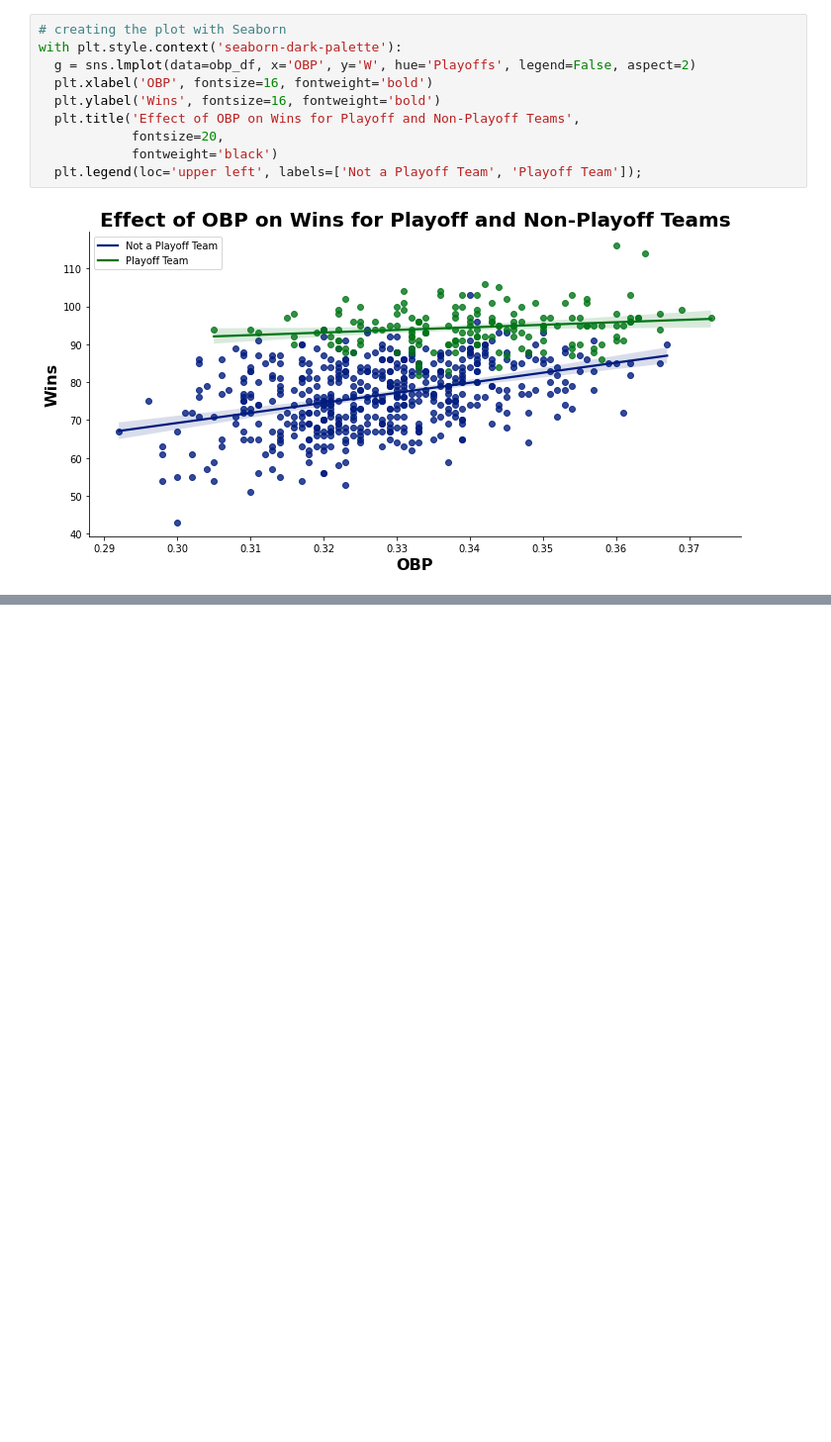
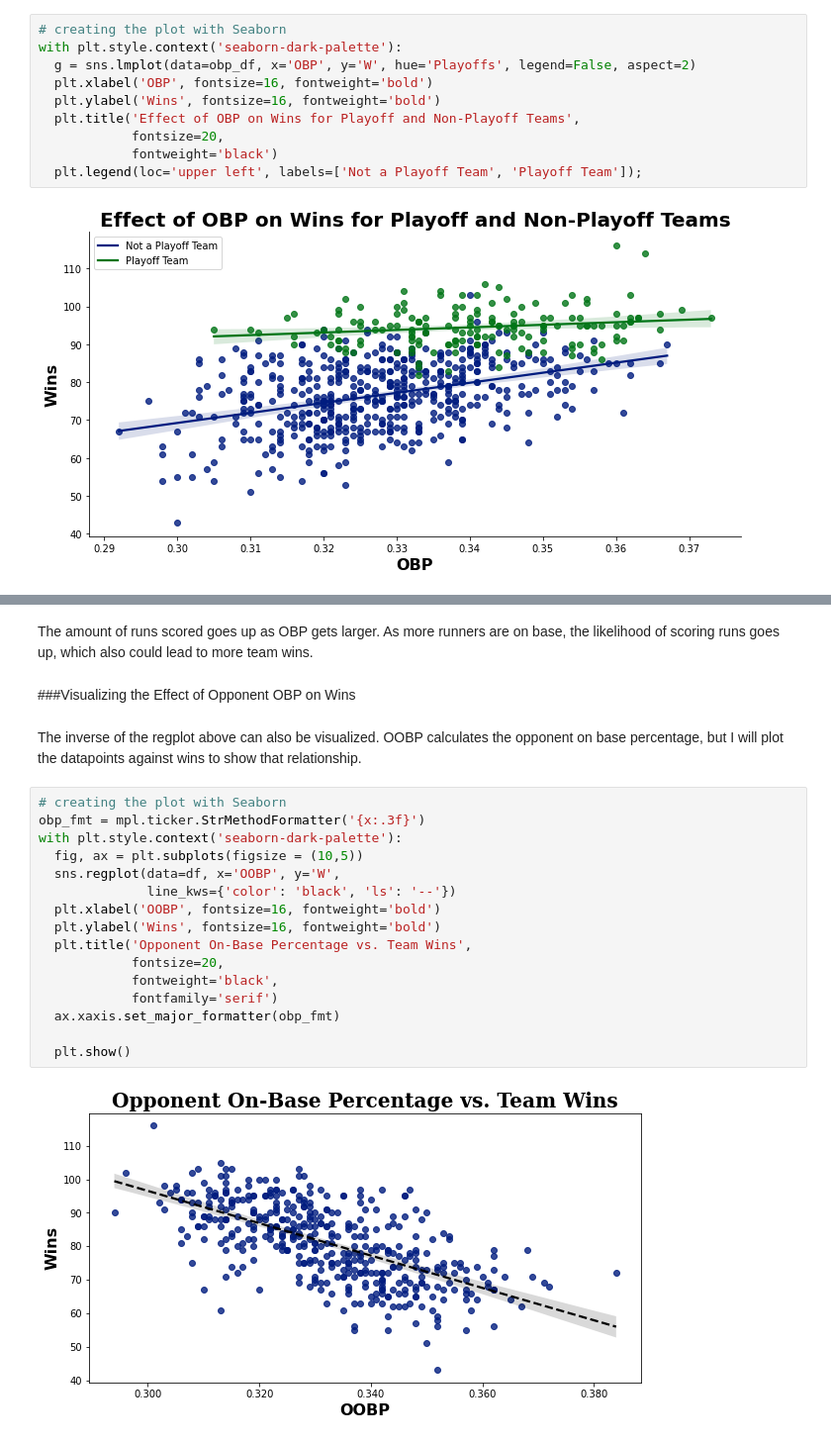
Before and after one commit to joshlensing/Coding-Dojo-Project-2, a Jupyter notebook: Project_2_Baseball_Playoff_Predictions.ipynb, the cells around one changed output, grey strips where cells are left out. Shown at 99% size. Saved outputs shown, nothing was run; the diff lists cells and outputs as text; blank space fills up the shorter version.

```diff
--- a/Project_2_Baseball_Playoff_Predictions.ipynb
+++ b/Project_2_Baseball_Playoff_Predictions.ipynb
@@ -323,0 +364,24 @@ Source for changing legend labels: https://stackoverflow.com/questions/45201514/
+# %% [markdown]
+The amount of runs scored goes up as OBP gets larger. As more runners are on base, the likelihood of scoring runs goes up, which also could lead to more team wins.
+# %% [markdown]
+###Visualizing the Effect of Opponent OBP on Wins
+# %% [markdown]
+The inverse of the regplot above can also be visualized. OOBP calculates the opponent on base percentage, but I will plot the datapoints against wins to show that relationship.
+# %%
+# creating the plot with Seaborn
+obp_fmt = mpl.ticker.StrMethodFormatter('{x:.3f}')
+with plt.style.context('seaborn-dark-palette'):
+  fig, ax = plt.subplots(figsize = (10,5))
+  sns.regplot(data=df, x='OOBP', y='W',
+              line_kws={'color': 'black', 'ls': '--'})
+  plt.xlabel('OOBP', fontsize=16, fontweight='bold')
+  plt.ylabel('Wins', fontsize=16, fontweight='bold')
+  plt.title('Opponent On-Base Percentage vs. Team Wins',
+            fontsize=20,
+            fontweight='black',
+            fontfamily='serif')
+  ax.xaxis.set_major_formatter(obp_fmt)
+
+  plt.show()
+# %% [output]
+[figure, added]
```
Also changed, not shown: parts of 12 cells of this notebook.
